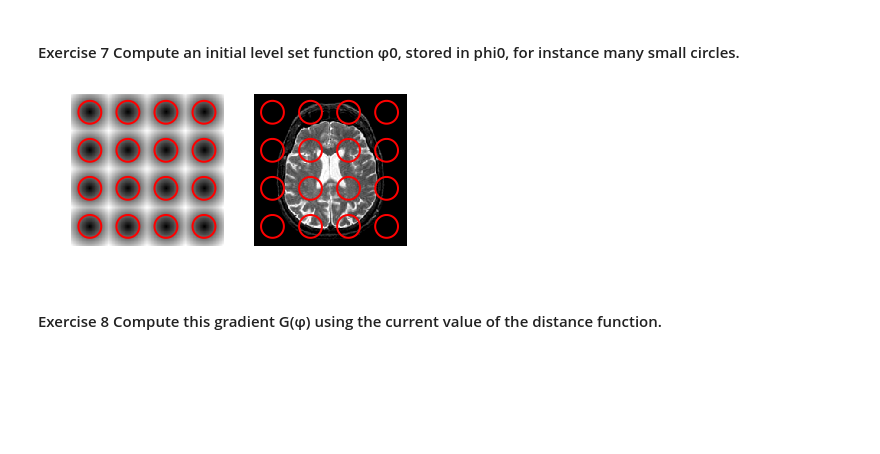
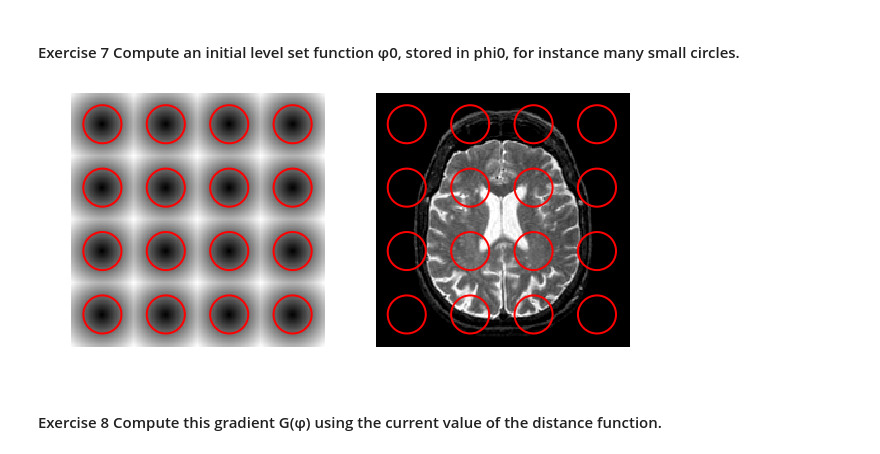
Before and after one commit to MargotSirdey/Mini_Projet_Active_Contours, a Jupyter notebook: machine_learning_level_sets.ipynb, the cells around one changed output. Cells and saved outputs as stored; diff of their text form; code cells hidden in the pictures; blank space fills up the shorter version.

```diff
--- a/machine_learning_level_sets.ipynb
+++ b/machine_learning_level_sets.ipynb
@@ -245,9 +244,9 @@ NameError: name 'W' is not defined
 #### Exercise 5 Compute and store in G the gradient G(φ)(right hand side of the PDE) using the current value of the distance function φ.
 # %%
 gD = grad(phi, order=2)
-d = np.maximum(eps*np.ones([n,n]), np.sqrt(np.sum(g0**2, 2)))
+d = np.maximum(eps*np.ones([n,n]), np.sqrt(np.sum(gD**2, 2)))
 #Normalisation
 g = gD/np.repeat(d[:,:,np.newaxis], 2, 2)
 
 #Gradient
-G = W * d * div(g[:,:,0], g[:,:,1], order=2) - sum(gW*gD,3)
+G = -1 * W * d * div(g[:,:,0], g[:,:,1], order=2) - np.sum(gW*gD,2)
@@ -260,21 +257,24 @@ phi = perform_redistancing(phi)
 # %% [markdown]
 #### Exercise 6 Implement the geodesic active contours gradient descent. Do not forget to do the re-distancing.
 # %%
+plt.figure(figsize=(10,10))
+
 #Initialisation évolution
 phi = phi0
 
 k = 0
 gW = grad(W,order=2)
-for i in range(1,niter):
+for i in range(1,niter+1):
     gD = grad(phi,order=2)
-    d = np.maximum(eps, sqrt(sum(gD^2,3)))
+    d = np.maximum(eps, np.sqrt(np.sum(gD**2,2)))
     g = gD/np.repeat(d[:,:,np.newaxis], 2, 2)
-    G = W * d * div(g,order=2) + sum(gW*gD,3)
+    G = W * d * div(g[:,:,0], g[:,:,1],order=2) + np.sum(gW*gD,2)
     phi = phi + tau*G
     if i%30==0 :
         phi = perform_redistancing(phi)
-    if i%floor(niter/4)==0 :
+    if i % int(niter/4.) == 0:
         k = k+1
-        subplot(2,2,k)
+        plt.subplot(2,2,k)
+        plt.title("itération : "+str(i))
         plot_levelset(phi,0,f0)
 # %% [output]
@@ -284,22 +284,24 @@ NameError: name 'W' is not defined
 # %% [markdown]
 #### Exercise 7 Compute an initial level set function φ0, stored in phi0, for instance many small circles.
 # %%
+plt.figure(figsize=(10,10))
+
 Y,X = np.meshgrid(np.arange(1,n+1), np.arange(1,n+1))
 k = 4
 r = .3*n/k #rayon
 phi0 = np.zeros([n,n]) + np.float("inf")
 for i in range(1,k+1):
     for j in range(1,k+1):
         c = (np.asarray([i,j])- 1)*(n/k) + (n/k)*.5
         phi0 = np.minimum(phi0, np.sqrt( abs(X-c[0])**2 + abs(Y-c[1])**2 ) - r )
 
 plt.clf
 plt.subplot(1,2,1)
 plot_levelset(phi0)
 plt.subplot(1,2,2)
 plot_levelset(phi0,0,f0)
 # %% [output]
-[figure, old version]
+[figure, new version]
 # %%
 lambd = 2
 c1 = .7
```
Also changed, not shown: parts of 10 cells of this notebook, 1 other file.
